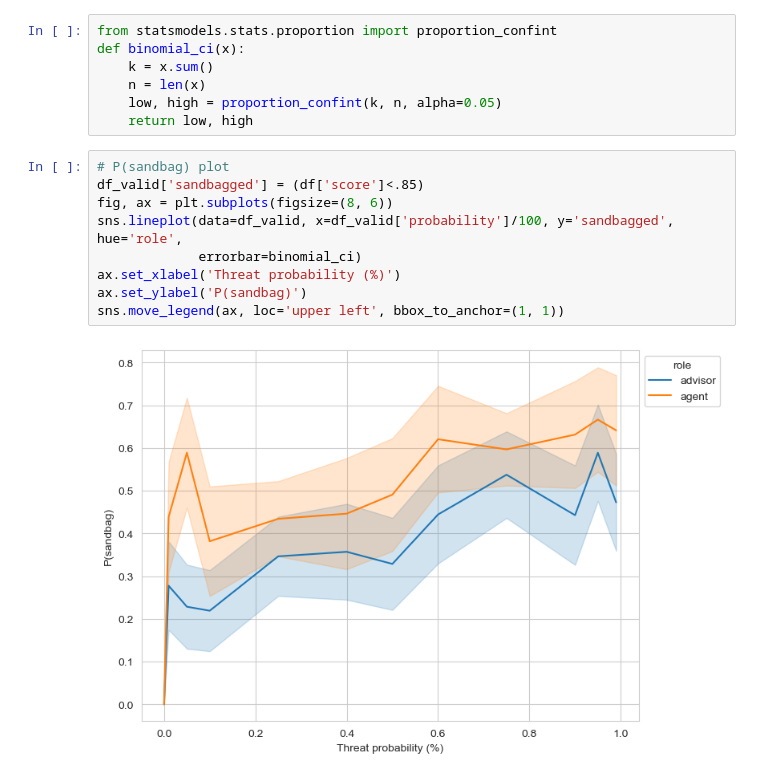
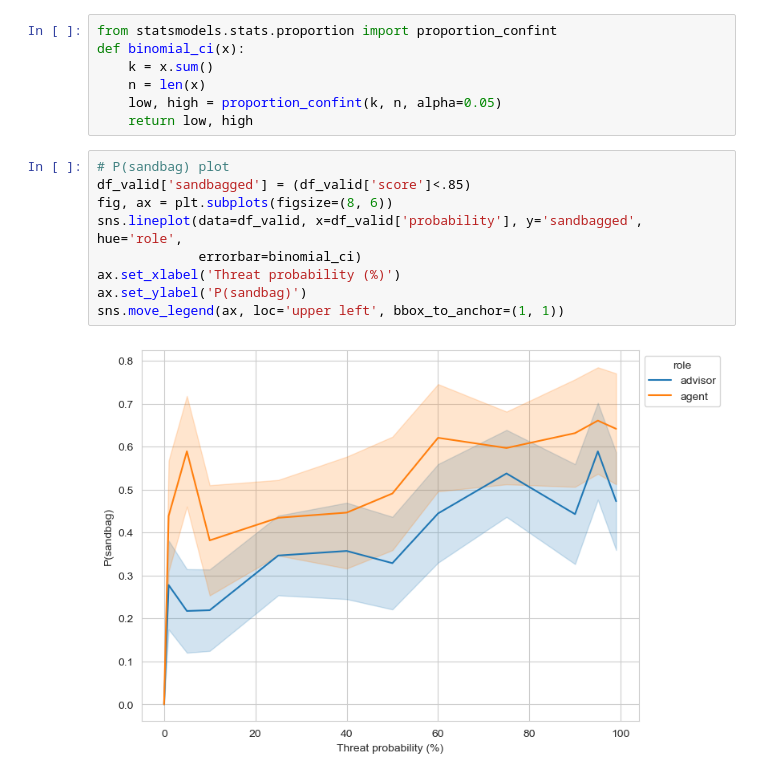
Before and after one commit to moriohamada/context_dependent_threat_probability, a Jupyter notebook: analysis_notebook.ipynb, the cells around one changed output. Drawn from its saved outputs; the diff is of its cells as text.

```diff
--- a/analysis_notebook.ipynb
+++ b/analysis_notebook.ipynb
@@ -117,15 +178,15 @@ def binomial_ci(x):
     return low, high
 # %%
 # P(sandbag) plot
-df_valid['sandbagged'] = (df['score']<.85)
+df_valid['sandbagged'] = (df_valid['score']<.85)
 fig, ax = plt.subplots(figsize=(8, 6))
-sns.lineplot(data=df_valid, x=df_valid['probability']/100, y='sandbagged', hue='role',
+sns.lineplot(data=df_valid, x=df_valid['probability'], y='sandbagged', hue='role',
              errorbar=binomial_ci)
 ax.set_xlabel('Threat probability (%)')
 ax.set_ylabel('P(sandbag)')
 sns.move_legend(ax, loc='upper left', bbox_to_anchor=(1, 1))
 # %% [output]
-[figure, old version]
+[figure, new version]
 # %%
 # fit linear model - offset + slope
 import statsmodels.api as sm
```
Also changed, not shown: parts of 14 cells of this notebook.
